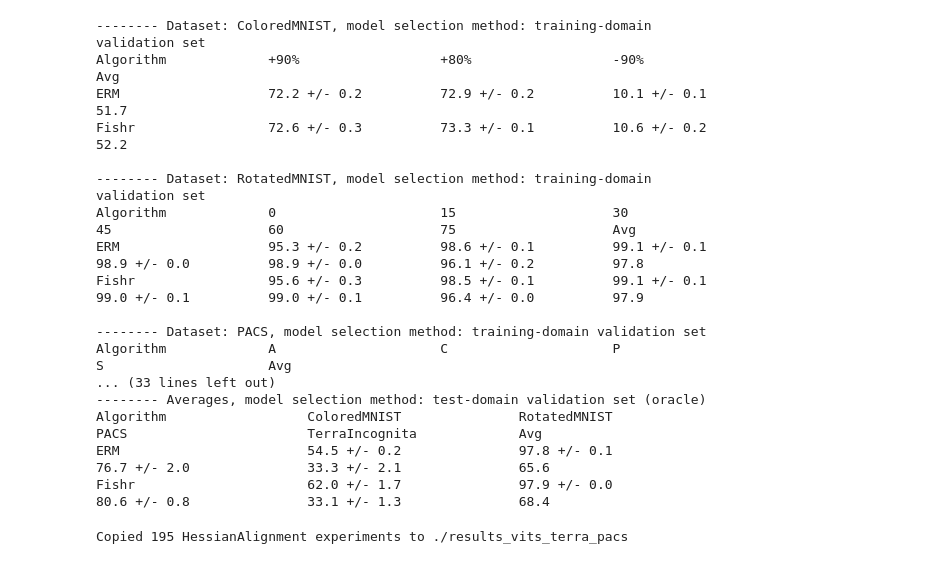
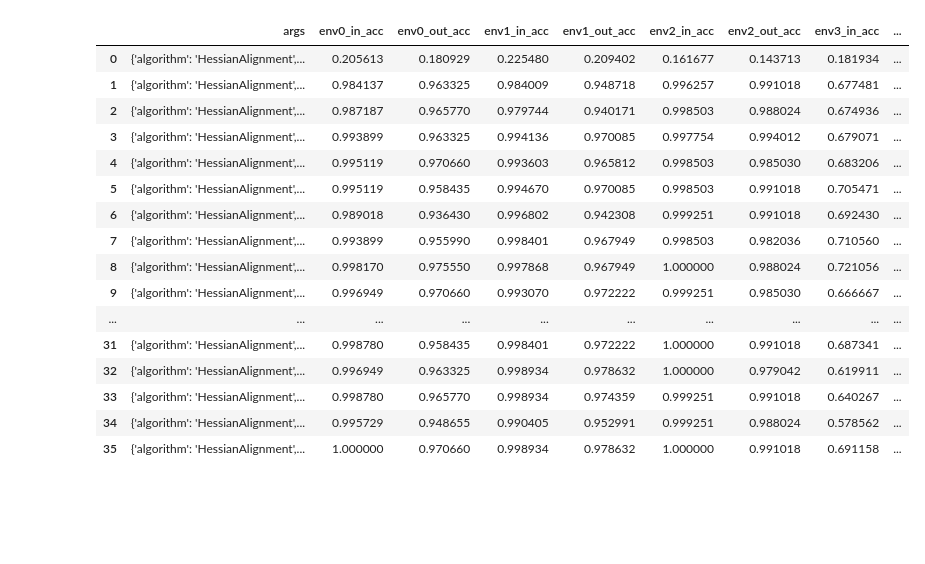
Before and after one commit to chenyuen0103/DomainBed, a Jupyter notebook: domainbed/collect_results.ipynb, the cells around one changed output. Drawn from its saved outputs; the diff is of its cells as text; code cells hidden in the pictures; blank space fills up the shorter version.

```diff
--- a/domainbed/collect_results.ipynb
+++ b/domainbed/collect_results.ipynb
@@ -421,56 +433,3 @@ Algorithm                  ColoredMNIST               RotatedMNIST
 ERM                        54.5 +/- 0.2               97.8 +/- 0.1               76.9 +/- 0.3               80.2 +/- 0.5               36.5 +/- 0.5               69.2
 Fishr                      62.0 +/- 1.7               97.9 +/- 0.0               77.5 +/- 0.5               81.5 +/- 0.2               37.3 +/- 1.1               71.2
 HessianAlignment           55.9 +/- 0.7               97.7 +/- 0.3               76.8 +/- 0.4               81.7 +/- 0.5               37.2 +/- 0.2               69.8
-# %%
-# input_dir = "./results_vits_3600_32"
-input_dir = "./results_vits_ERM_Fishr"
-
-latex = False
-results_file = "results.tex" if latex else "results.txt"
-
-records = reporting.load_records(input_dir)
-# selection_methods = [
-#     model_selection.IIDAccuracySelectionMethod,
-#     model_selection.OracleSelectionMethod
-# ]
-selection_methods = [
-    IIDAccuracySelectionMethod,
-    OracleSelectionMethod,
-]
-
-for selection_method in selection_methods:
-    print_results_tables(records, selection_method, latex)
-# %% [output]
--------- Dataset: ColoredMNIST, model selection method: training-domain validation set
-Algorithm             +90%                  +80%                  -90%                  Avg
-ERM                   72.2 +/- 0.2          72.9 +/- 0.2          10.1 +/- 0.1          51.7
-Fishr                 72.6 +/- 0.3          73.3 +/- 0.1          10.6 +/- 0.2          52.2
-
--------- Dataset: RotatedMNIST, model selection method: training-domain validation set
-Algorithm             0                     15                    30                    45                    60                    75                    Avg
-ERM                   95.3 +/- 0.2          98.6 +/- 0.1          99.1 +/- 0.1          98.9 +/- 0.0          98.9 +/- 0.0          96.1 +/- 0.2          97.8
-Fishr                 95.6 +/- 0.3          98.5 +/- 0.1          99.1 +/- 0.1          99.0 +/- 0.1          99.0 +/- 0.1          96.4 +/- 0.0          97.9
-
--------- Dataset: PACS, model selection method: training-domain validation set
-Algorithm             A                     C                     P                     S                     Avg
-... (33 lines left out)
--------- Averages, model selection method: test-domain validation set (oracle)
-Algorithm                  ColoredMNIST               RotatedMNIST               PACS                       TerraIncognita             Avg
-ERM                        54.5 +/- 0.2               97.8 +/- 0.1               76.7 +/- 2.0               33.3 +/- 2.1               65.6
-Fishr                      62.0 +/- 1.7               97.9 +/- 0.0               80.6 +/- 0.8               33.1 +/- 1.3               68.4
-# %%
-result_dir = './results_vits_terra_pacs'
-
-copu_count = 0
-for exp in os.listdir(result_dir):
-    if not os.path.isdir(os.path.join(result_dir, exp)) or len(os.listdir(os.path.join(result_dir, exp))) == 0:
-        continue
-    with open(os.path.join(result_dir,exp, "results.jsonl")) as f:
-        first_line = f.readline()
-        first_line = json.loads(first_line)
-    if first_line['args']['algorithm'] == 'HessianAlignment':
-        # os.system(f"cp -r {os.path.join(result_dir, exp)} ./results_vits_terra_pacs")
-        copu_count += 1
-print(f"Copied {copu_count} HessianAlignment experiments to ./results_vits_terra_pacs")
-# %% [output]
-Copied 195 HessianAlignment experiments to ./results_vits_terra_pacs
@@ -476,0 +453,20 @@ Copied 195 HessianAlignment experiments to ./results_vits_terra_pacs
+# %%
+df
+# %% [output]
+|  | args | env0_in_acc | env0_out_acc | env1_in_acc | env1_out_acc | env2_in_acc | env2_out_acc | env3_in_acc | ... |
+| 0 | {'algorithm': 'HessianAlignment',... | 0.205613 | 0.180929 | 0.225480 | 0.209402 | 0.161677 | 0.143713 | 0.181934 | ... |
+| 1 | {'algorithm': 'HessianAlignment',... | 0.984137 | 0.963325 | 0.984009 | 0.948718 | 0.996257 | 0.991018 | 0.677481 | ... |
+| 2 | {'algorithm': 'HessianAlignment',... | 0.987187 | 0.965770 | 0.979744 | 0.940171 | 0.998503 | 0.988024 | 0.674936 | ... |
+| 3 | {'algorithm': 'HessianAlignment',... | 0.993899 | 0.963325 | 0.994136 | 0.970085 | 0.997754 | 0.994012 | 0.679071 | ... |
+| 4 | {'algorithm': 'HessianAlignment',... | 0.995119 | 0.970660 | 0.993603 | 0.965812 | 0.998503 | 0.985030 | 0.683206 | ... |
+| 5 | {'algorithm': 'HessianAlignment',... | 0.995119 | 0.958435 | 0.994670 | 0.970085 | 0.998503 | 0.991018 | 0.705471 | ... |
+| 6 | {'algorithm': 'HessianAlignment',... | 0.989018 | 0.936430 | 0.996802 | 0.942308 | 0.999251 | 0.991018 | 0.692430 | ... |
+| 7 | {'algorithm': 'HessianAlignment',... | 0.993899 | 0.955990 | 0.998401 | 0.967949 | 0.998503 | 0.982036 | 0.710560 | ... |
+| 8 | {'algorithm': 'HessianAlignment',... | 0.998170 | 0.975550 | 0.997868 | 0.967949 | 1.000000 | 0.988024 | 0.721056 | ... |
+| 9 | {'algorithm': 'HessianAlignment',... | 0.996949 | 0.970660 | 0.993070 | 0.972222 | 0.999251 | 0.985030 | 0.666667 | ... |
+| ... | ... | ... | ... | ... | ... | ... | ... | ... | ... |
+| 31 | {'algorithm': 'HessianAlignment',... | 0.998780 | 0.958435 | 0.998401 | 0.972222 | 1.000000 | 0.991018 | 0.687341 | ... |
+| 32 | {'algorithm': 'HessianAlignment',... | 0.996949 | 0.963325 | 0.998934 | 0.978632 | 1.000000 | 0.979042 | 0.619911 | ... |
+| 33 | {'algorithm': 'HessianAlignment',... | 0.998780 | 0.965770 | 0.998934 | 0.974359 | 0.999251 | 0.991018 | 0.640267 | ... |
+| 34 | {'algorithm': 'HessianAlignment',... | 0.995729 | 0.948655 | 0.990405 | 0.952991 | 0.999251 | 0.988024 | 0.578562 | ... |
+| 35 | {'algorithm': 'HessianAlignment',... | 1.000000 | 0.970660 | 0.998934 | 0.978632 | 1.000000 | 0.991018 | 0.691158 | ... |
```
Also changed, not shown: parts of 9 cells of this notebook, 2 other files.
